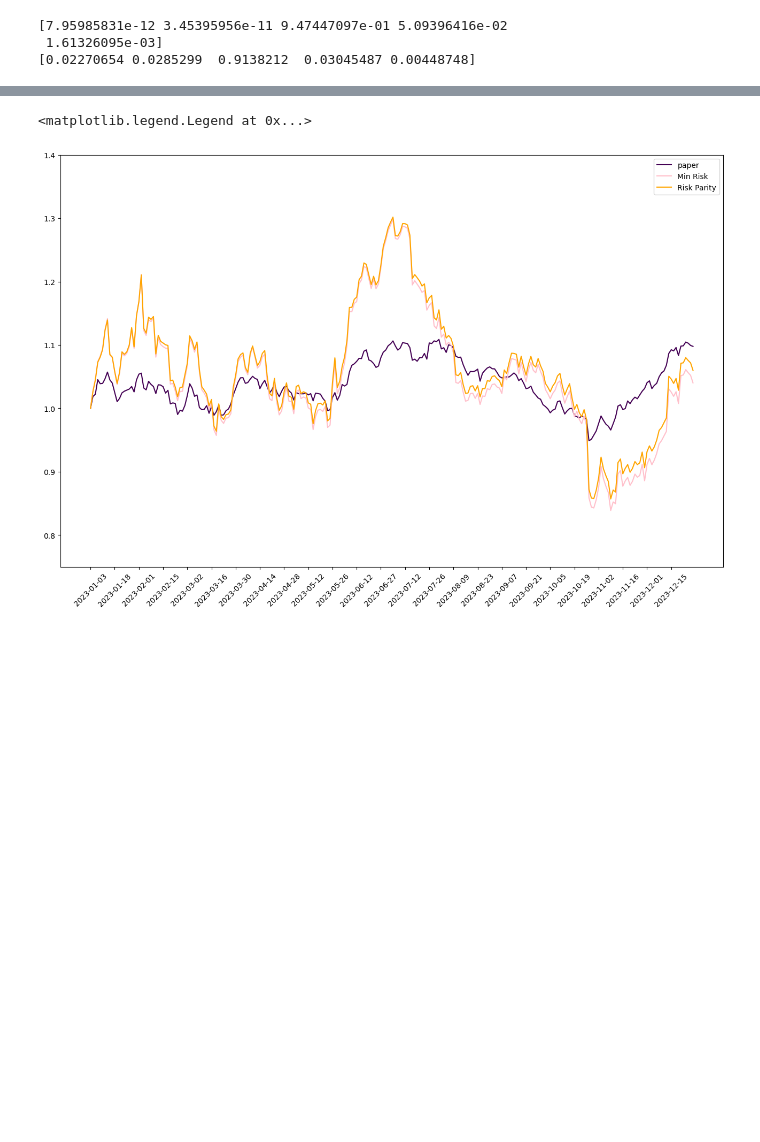
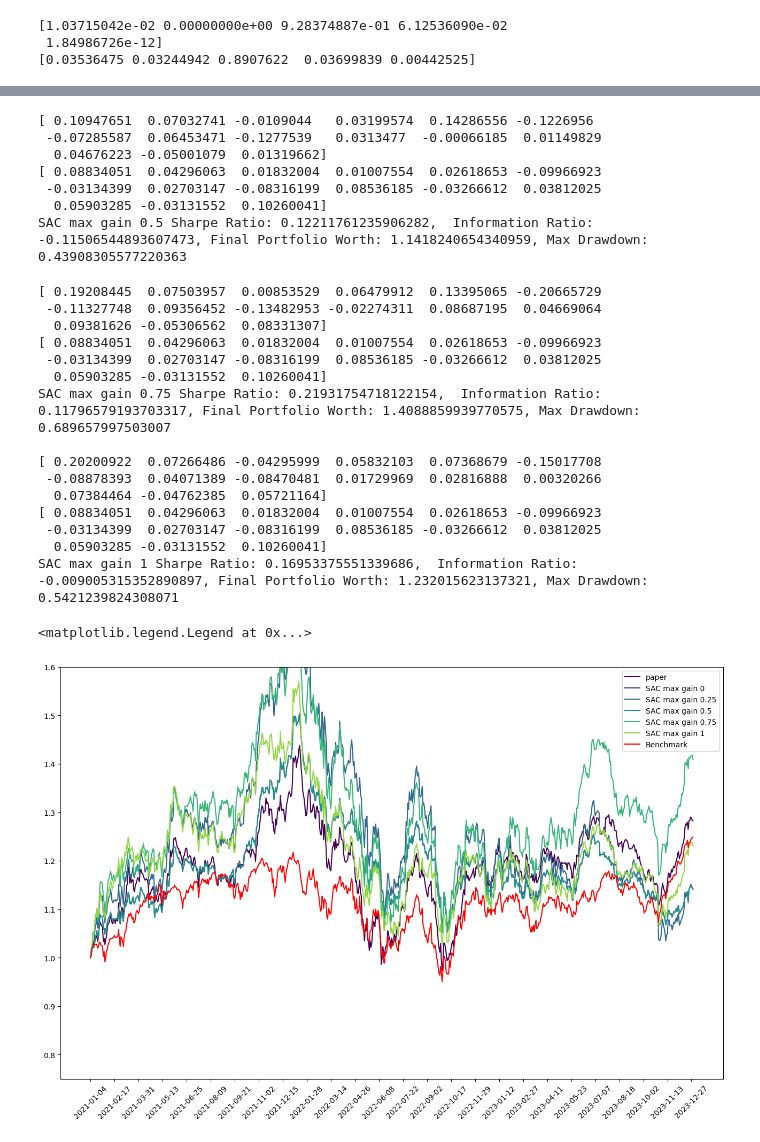
Before and after one commit to sohamviradiya/satan, a Jupyter notebook: evaluate.ipynb, the cells around one changed output, grey strips where cells are left out. Drawn from its saved outputs; the diff is of its cells as text; code cells hidden in the pictures; blank space fills up the shorter version.

```diff
--- a/evaluate.ipynb
+++ b/evaluate.ipynb
@@ -3,18 +3,18 @@ from std_methods import std_methods
 
 tickers = ['AAPL','JPM','F','PG', 'BA']
 
-equal_weights,min_risk,risk_parity = std_methods(tickers,'1992-01-01','2022-18-31','2023-01-01','2023-12-31')
+equal_weights,min_risk,risk_parity = std_methods(tickers,'1992-01-01','2021-18-31','2021-01-01','2023-12-31')
 
 from enviroments.benchmark import create_env_benchmark
 
 
 investment_period = 1 # each 1 investment days
 reward_period = 15 # each 15 investment periods
-eval_env,eval_dates,eval_benchmark,prices = create_env_benchmark(tickers,'2023-01-01','2023-12-31',investment_period,reward_period)
+eval_env,eval_dates,eval_benchmark,prices = create_env_benchmark(tickers,'2021-01-01','2023-12-31',investment_period,reward_period)
 # %% [output]
-[7.95985831e-12 3.45395956e-11 9.47447097e-01 5.09396416e-02
- 1.61326095e-03]
-[0.02270654 0.0285299  0.9138212  0.03045487 0.00448748]
+[1.03715042e-02 0.00000000e+00 9.28374887e-01 6.12536090e-02
+ 1.84986726e-12]
+[0.03536475 0.03244942 0.8907622  0.03699839 0.00442525]
 # %%
 
 import matplotlib.pyplot as plt
@@ -43,12 +43,18 @@ def evaluate_model(model,env):
 
 def extract_portfolio(eval_env, eval_benchmark, model):
     rewards,portfolio_worths,drawdowns = evaluate_model(model,eval_env)
-    monthly_portfolio_worths = portfolio_worths[::25]
-    monthly_portfolio_returns = np.diff(monthly_portfolio_worths)/monthly_portfolio_worths[:-1]
+    freq = portfolio_worths.shape[0]//15
+    print()
+    monthly_portfolio_worths = portfolio_worths[::freq]
+
+    monthly_portfolio_returns = np.log(monthly_portfolio_worths[1:]/monthly_portfolio_worths[:-1])
+
+    print(monthly_portfolio_returns)
     sharpe_ratio = np.mean(monthly_portfolio_returns)/np.std(monthly_portfolio_returns)
 
-    monthly_benchmark_worths = eval_benchmark[::25]
-    monthly_benchmark_returns = np.diff(monthly_benchmark_worths)/monthly_benchmark_worths[:-1]
+    monthly_benchmark_worths = eval_benchmark[::freq]
+    monthly_benchmark_returns = np.log(monthly_benchmark_worths[1:]/monthly_benchmark_worths[:-1])
+    print(monthly_benchmark_returns)
     excess_returns = monthly_portfolio_returns - monthly_benchmark_returns
     information_ratio = np.mean(excess_returns)/np.std(excess_returns)
     max_drawdown = np.max(drawdowns)
@@ -71,6 +77,16 @@ def evaluate_DSAC(model_path):
 # %%
 models = {
     'paper': 'paper',
+    # 'DSAC benchmark 0': 'DSAC_benchmark_risk_0_inv_1_rew_15',
+    # 'DSAC benchmark 0.25': 'DSAC_benchmark_risk_0.25_inv_1_rew_15',
+    # 'DSAC benchmark 0.5': 'DSAC_benchmark_risk_0_inv_1_rew_15',
+    # 'DSAC benchmark 0.75': 'DSAC_benchmark_risk_0.75_inv_1_rew_15',
+    # 'DSAC benchmark 1': 'DSAC_benchmark_risk_1_inv_1_rew_15',
+    'SAC max gain 0': 'SAC_max_gain_risk_0_inv_1_rew_15',
+    'SAC max gain 0.25': 'SAC_max_gain_risk_0.25_inv_1_rew_15',
+    'SAC max gain 0.5': 'SAC_max_gain_risk_0_inv_1_rew_15',
+    'SAC max gain 0.75': 'SAC_max_gain_risk_0.75_inv_1_rew_15',
+    'SAC max gain 1': 'SAC_max_gain_risk_1_inv_1_rew_15',
 }
 
 plt.figure(figsize=(16,10))
@@ -88,10 +104,9 @@ for model_name,model_path in models.items():
 
 eval_benchmark_relative = eval_benchmark/eval_benchmark[0]
 
-plt.plot(eval_dates,min_risk, label='Min Risk', color='pink')
-plt.plot(eval_dates,risk_parity, label='Risk Parity', color='orange')
+plt.plot(eval_dates,eval_benchmark_relative, label='Benchmark', color='red')
 
 plt.xticks(eval_dates[::(len(eval_dates)//25)],rotation=45)
-plt.ylim(0.75,1.4)
+plt.ylim(0.75,1.6)
 plt.legend()
 # %% [output]
@@ -99,2 +130,24 @@ paper Sharpe Ratio: 0.0660169351874154,  Information Ratio: -0.18598381195932664
-<matplotlib.legend.Legend at 0x...>
+[ 0.10947651  0.07032741 -0.0109044   0.03199574  0.14286556 -0.1226956
+ -0.07285587  0.06453471 -0.1277539   0.0313477  -0.00066185  0.01149829
+  0.04676223 -0.05001079  0.01319662]
+[ 0.08834051  0.04296063  0.01832004  0.01007554  0.02618653 -0.09966923
+ -0.03134399  0.02703147 -0.08316199  0.08536185 -0.03266612  0.03812025
+  0.05903285 -0.03131552  0.10260041]
+SAC max gain 0.5 Sharpe Ratio: 0.12211761235906282,  Information Ratio: -0.11506544893607473, Final Portfolio Worth: 1.1418240654340959, Max Drawdown: 0.43908305577220363
+[ 0.19208445  0.07503957  0.00853529  0.06479912  0.13395065 -0.20665729
+ -0.11327748  0.09356452 -0.13482953 -0.02274311  0.08687195  0.04669064
+  0.09381626 -0.05306562  0.08331307]
+[ 0.08834051  0.04296063  0.01832004  0.01007554  0.02618653 -0.09966923
+ -0.03134399  0.02703147 -0.08316199  0.08536185 -0.03266612  0.03812025
+  0.05903285 -0.03131552  0.10260041]
+SAC max gain 0.75 Sharpe Ratio: 0.21931754718122154,  Information Ratio: 0.11796579193703317, Final Portfolio Worth: 1.4088859939770575, Max Drawdown: 0.689657997503007
+
+[ 0.20200922  0.07266486 -0.04295999  0.05832103  0.07368679 -0.15017708
+ -0.08878393  0.04071389 -0.08470481  0.01729969  0.02816888  0.00320266
+  0.07384464 -0.04762385  0.05721164]
+[ 0.08834051  0.04296063  0.01832004  0.01007554  0.02618653 -0.09966923
+ -0.03134399  0.02703147 -0.08316199  0.08536185 -0.03266612  0.03812025
+  0.05903285 -0.03131552  0.10260041]
+SAC max gain 1 Sharpe Ratio: 0.16953375551339686,  Information Ratio: -0.009005315352890897, Final Portfolio Worth: 1.232015623137321, Max Drawdown: 0.5421239824308071
+<matplotlib.legend.Legend at 0x...>
-[figure, old version]
+[figure, new version]
```
Also changed, not shown: parts of 1 cell of this notebook, 7 other files.
